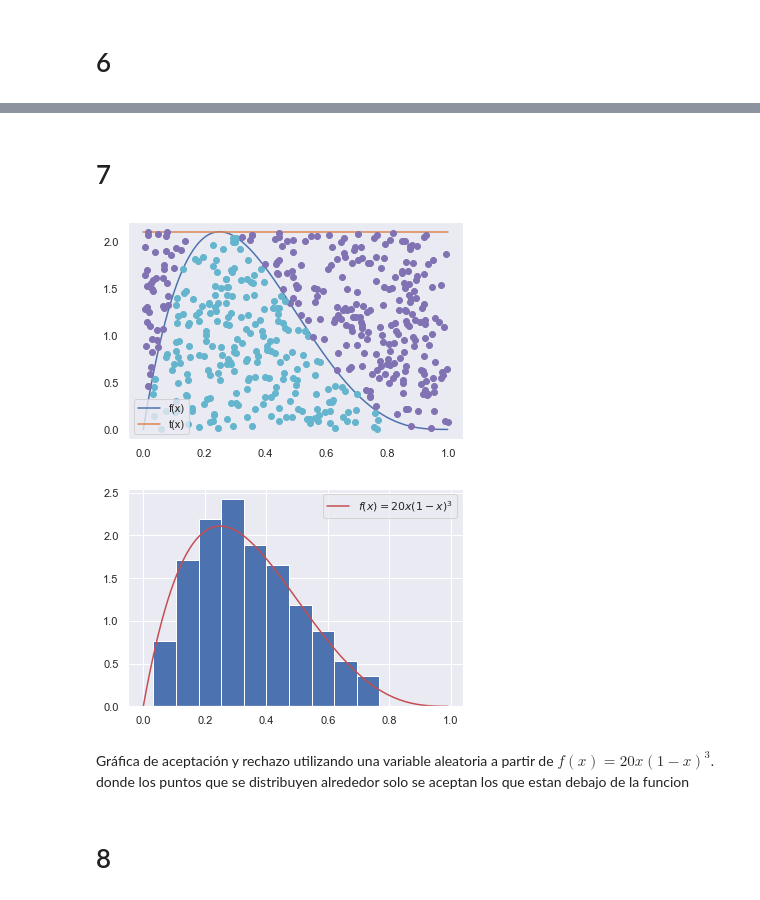
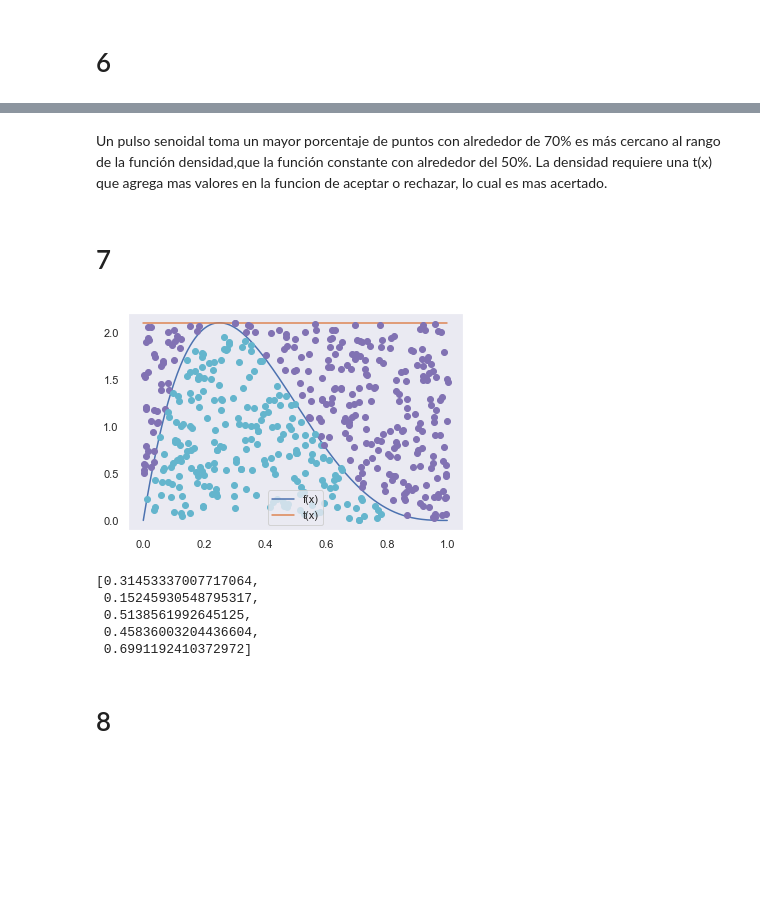
Before and after one commit to Jancope/ProyectoConjunto_JAContreras_MAOchoa, a Jupyter notebook: Tarea6 Antonio Contreras y Marco Ochoa.ipynb, the cells around one changed output, grey strips where cells are left out. Cells and saved outputs as stored; diff of their text form; code cells hidden in the pictures; blank space fills up the shorter version.

```diff
--- a/Tarea6 Antonio Contreras y Marco Ochoa.ipynb
+++ b/Tarea6 Antonio Contreras y Marco Ochoa.ipynb
@@ -171,27 +171,31 @@ El porcentaje cuando t(x) es senoidal es de  70.39999999999999 %
+# %% [markdown]
+Un pulso senoidal toma un mayor porcentaje de puntos con alrededor de 70% es más cercano al rango de la función densidad,que la función constante con alrededor del 50%.
+La densidad requiere una t(x) que agrega mas valores en la funcion de aceptar o rechazar, lo cual es mas acertado.
 # %% [markdown]
 # 7
 # %%
 # Código de solución
 f = lambda x: 20 * x * (1-  x)**3
 max_f = f(optimize.fmin(lambda x: -f(x), 0, disp = False))
 t_c = lambda x: max_f * np.ones(len(x))
 N = 500
 R2 = np.random.rand(N)
 R1 = np.random.rand(N)
+def pacep_c_s(R2, R1, f, t):
+    fx = f(R1)
+    tx = t(R1)
+    condition = R2 * tx <= fx
+    return [R1[i] for i in range(len(R1)) if condition[i]]
+v=pacep_c_s(R2, R1, f, t_c)
 fun_a_r(R2, R1, f, t_c, N)
+v[:5]
 # %% [output]
-[figure, old version]
+[figure, new version]
+[0.31453337007717064,
+ 0.15245930548795317,
+ 0.5138561992645125,
+ 0.45836003204436604,
+ 0.6991192410372972]
-# %%
-x_grid = np.arange(0, 1, 100)
-plt.figure()
-plt.plot(x, f(x), color = "r", label = "$f(x) = 20x (1 - x)^3$")
-y,x_n, _ = plt.hist(pacep_c_s(R2, R1, f, t_c), bins = 10, density = True)
-plt.legend()
-plt.show()
-# %% [output]
-[figure, removed]
-# %% [markdown]
-Gráfica de aceptación y rechazo utilizando una variable aleatoria a partir de $f(x)=20x(1-x)^3$. donde los puntos que se distribuyen alrededor solo se aceptan los que estan debajo de la funcion
 # %% [markdown]
 # 8
 # %% [markdown]
```
Also changed, not shown: parts of 13 cells of this notebook.
